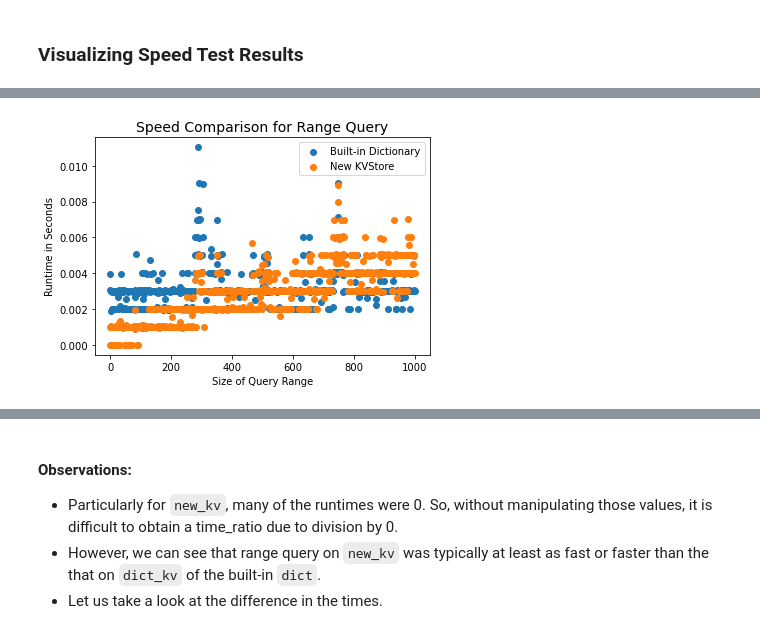
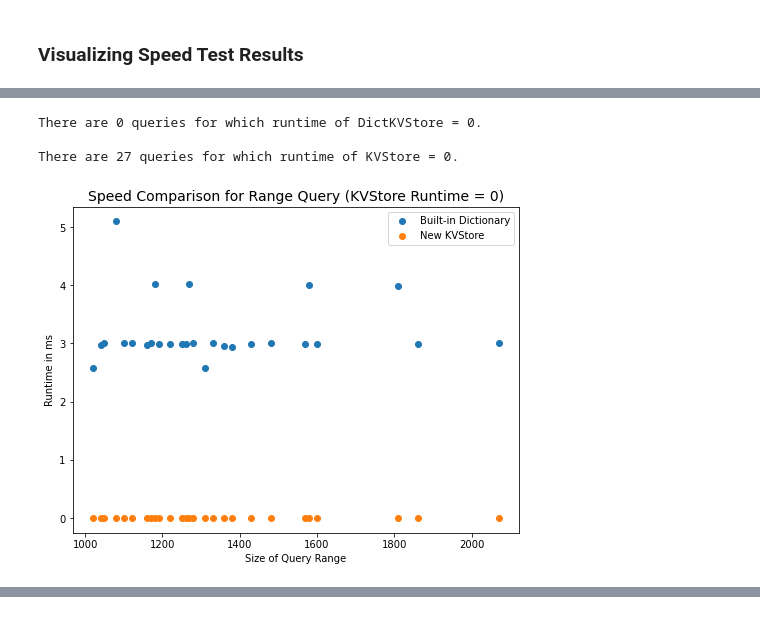
Before and after one commit to teresahanak/btree-kv-store, a Jupyter notebook: btree_kv_store_thanak_2023_01_24.ipynb, the cells around one changed output, grey strips where cells are left out. Cells and saved outputs as stored; diff of their text form; code cells hidden in the pictures.

```diff
--- a/btree_kv_store_thanak_2023_01_24.ipynb
+++ b/btree_kv_store_thanak_2023_01_24.ipynb
@@ -394,8 +395,16 @@ with open("entries.csv") as f:
         new_kv[key] = value
 
 # Comparing Performance on range queries
-time_ratios = {}
-times_kv_zero = {}
+time_ratios = (
+    {}
+)  # Dict to collect query size keys with runtime ratios (dict_kv/new_kv) values
+times_kv_zero = (
+    {}
+)  # Dict to collect query size keys with runtimes tuples (dict_kv_time, new_kv_time)
+times_dict_zero = (
+    {}
+)  # Dict to collect query size keys with runtimes tuples (dict_kv_time, new_kv_time)
+
 with open("queries.csv") as f:
     reader = csv.reader(f)
     rows = list(reader)
@@ -417,6 +426,8 @@ with open("queries.csv") as f:
             time_ratios[row[0]] = dict_kv_time / new_kv_time
         if new_kv_time == 0:
             times_kv_zero[row[0]] = (dict_kv_time, new_kv_time)
+        if dict_kv_time == 0:
+            dict_kv_times[row[0]] = (dict_kv_time, new_kv_time)
 # %% [output]
 [interactive output not drawn]
 # %% [markdown]
@@ -435,18 +452,28 @@ plt.show()
 # %%
-import matplotlib.pyplot as plt
+print(
+    f"There are {len(times_dict_zero)} queries for which runtime of DictKVStore = 0.\n"
+)
+print(f"There are {len(times_kv_zero)} queries for which runtime of KVStore = 0.\n")
 
-plt.title("Speed Comparison for Range Query", fontsize=14)
-plt.scatter(range(len(dict_kv_times)), dict_kv_times, label="Built-in Dictionary")
-plt.scatter(range(len(new_kv_times)), new_kv_times, label="New KVStore")
+plt.figure(figsize=(8, 6))
+plt.title("Speed Comparison for Range Query (KVStore Runtime = 0)", fontsize=14)
+plt.scatter(
+    [int(key) for key in times_kv_zero.keys()],
+    [value[0] * 1000 for value in times_kv_zero.values()],
+    label="Built-in Dictionary",
+)
+plt.scatter(
+    [int(key) for key in times_kv_zero.keys()],
+    [value[1] * 1000 for value in times_kv_zero.values()],
+    label="New KVStore",
+)
 plt.xlabel("Size of Query Range")
-plt.ylabel("Runtime in Seconds")
+plt.ylabel("Runtime in ms")
 plt.legend()
 plt.show()
 # %% [output]
+There are 0 queries for which runtime of DictKVStore = 0.
+
+There are 27 queries for which runtime of KVStore = 0.
-[figure, old version]
+[figure, new version]
 [interactive output not drawn]
-# %% [markdown]
-#### Observations:
-- Particularly for `new_kv`, many of the runtimes were 0.  So, without manipulating those values, it is difficult to obtain a time_ratio due to division by 0.
-- However, we can see that range query on `new_kv` was typically at least as fast or faster than the that on `dict_kv` of the built-in `dict`.
-- Let us take a look at the difference in the times.
```
Also changed, not shown: parts of 15 cells of this notebook.
